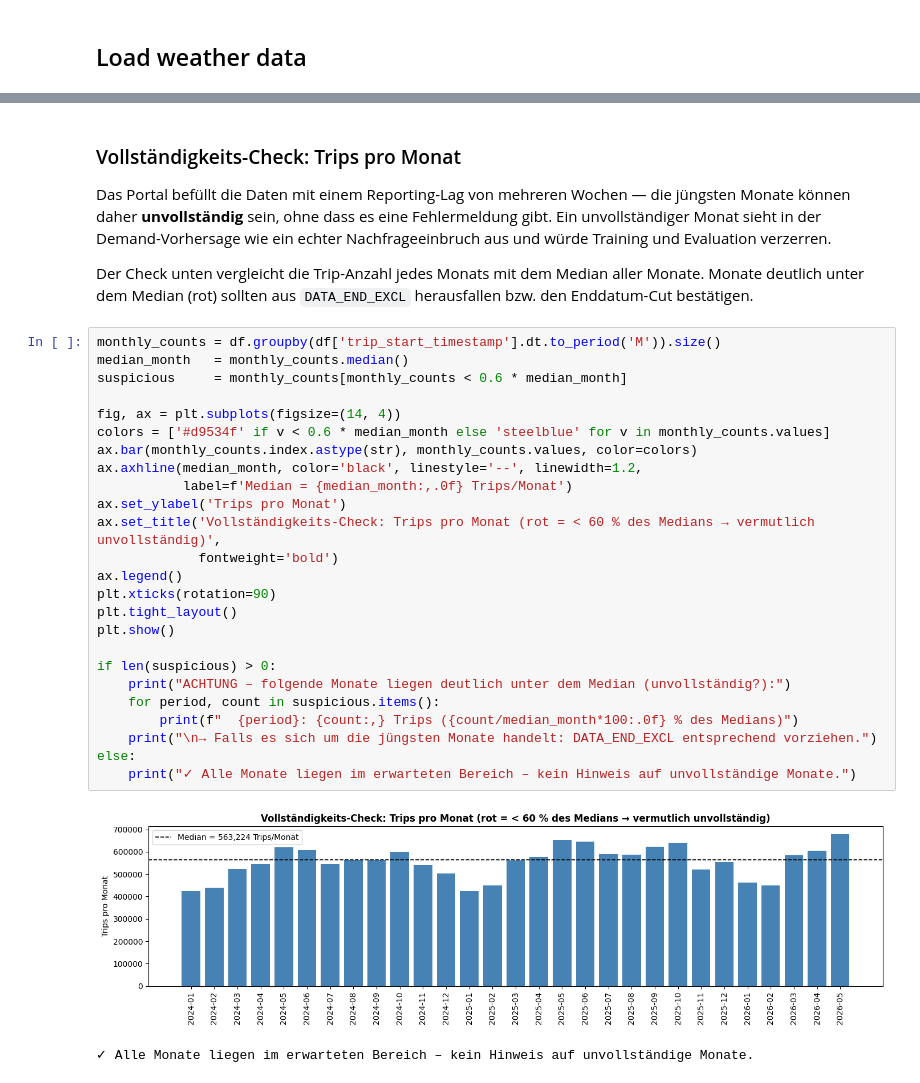
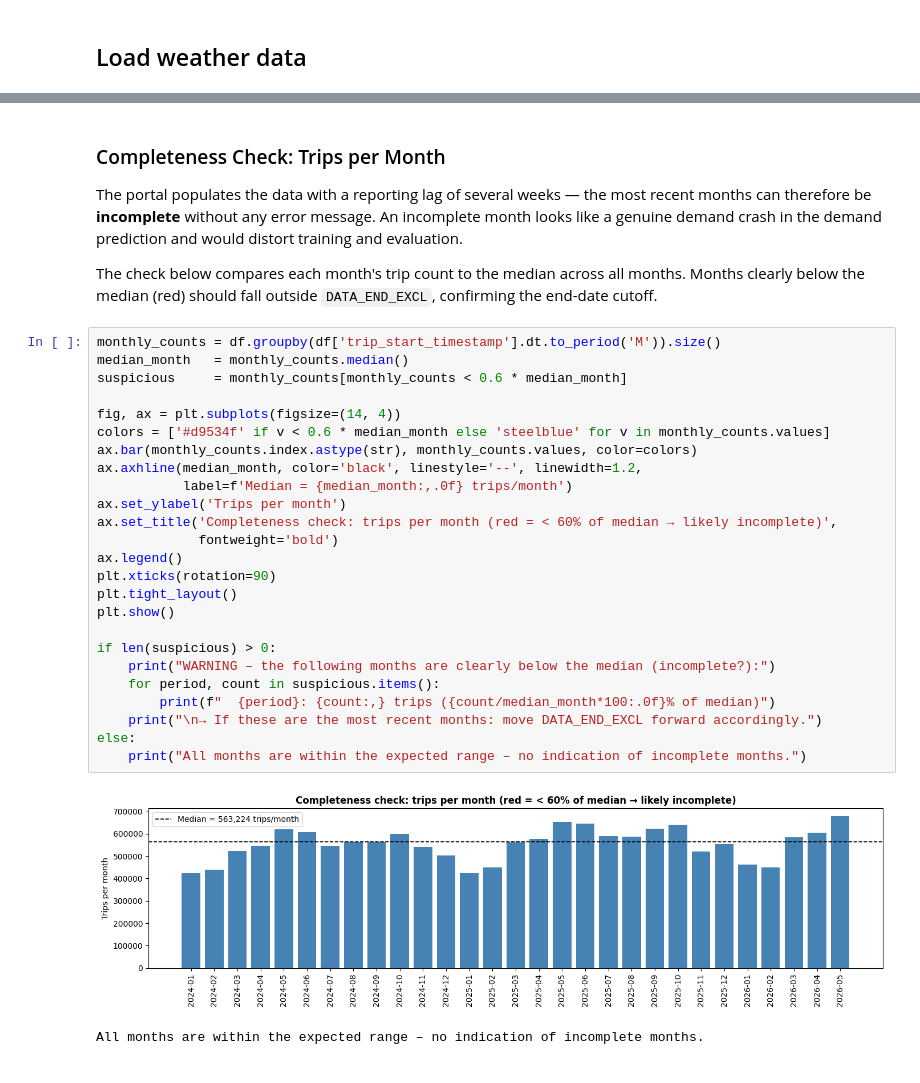
Before and after one commit to nbringew/AAA_Team_1, a Jupyter notebook: notebooks/00_data_loading.ipynb, the cells around one changed output, grey strips where cells are left out. Saved outputs shown, nothing was run; the diff lists cells and outputs as text.

Commit message:
Translated data loading to english

```diff
--- a/notebooks/00_data_loading.ipynb
+++ b/notebooks/00_data_loading.ipynb
@@ -408,35 +407,35 @@ payment_type                         0         0.0        100.0
 # %% [markdown]
-### Vollständigkeits-Check: Trips pro Monat
+### Completeness Check: Trips per Month
 
-Das Portal befüllt die Daten mit einem Reporting-Lag von mehreren Wochen — die jüngsten Monate können daher **unvollständig** sein, ohne dass es eine Fehlermeldung gibt. Ein unvollständiger Monat sieht in der Demand-Vorhersage wie ein echter Nachfrageeinbruch aus und würde Training und Evaluation verzerren.
+The portal populates the data with a reporting lag of several weeks — the most recent months can therefore be **incomplete** without any error message. An incomplete month looks like a genuine demand crash in the demand prediction and would distort training and evaluation.
 
-Der Check unten vergleicht die Trip-Anzahl jedes Monats mit dem Median aller Monate. Monate deutlich unter dem Median (rot) sollten aus `DATA_END_EXCL` herausfallen bzw. den Enddatum-Cut bestätigen.
+The check below compares each month's trip count to the median across all months. Months clearly below the median (red) should fall outside `DATA_END_EXCL`, confirming the end-date cutoff.
 # %%
 monthly_counts = df.groupby(df['trip_start_timestamp'].dt.to_period('M')).size()
 median_month   = monthly_counts.median()
 suspicious     = monthly_counts[monthly_counts < 0.6 * median_month]
 
 fig, ax = plt.subplots(figsize=(14, 4))
 colors = ['#d9534f' if v < 0.6 * median_month else 'steelblue' for v in monthly_counts.values]
 ax.bar(monthly_counts.index.astype(str), monthly_counts.values, color=colors)
 ax.axhline(median_month, color='black', linestyle='--', linewidth=1.2,
-           label=f'Median = {median_month:,.0f} Trips/Monat')
-ax.set_ylabel('Trips pro Monat')
-ax.set_title('Vollständigkeits-Check: Trips pro Monat (rot = < 60 % des Medians → vermutlich unvollständig)',
+           label=f'Median = {median_month:,.0f} trips/month')
+ax.set_ylabel('Trips per month')
+ax.set_title('Completeness check: trips per month (red = < 60% of median → likely incomplete)',
              fontweight='bold')
 ax.legend()
 plt.xticks(rotation=90)
 plt.tight_layout()
 plt.show()
 
 if len(suspicious) > 0:
-    print("ACHTUNG – folgende Monate liegen deutlich unter dem Median (unvollständig?):")
+    print("WARNING – the following months are clearly below the median (incomplete?):")
     for period, count in suspicious.items():
-        print(f"  {period}: {count:,} Trips ({count/median_month*100:.0f} % des Medians)")
-    print("\n→ Falls es sich um die jüngsten Monate handelt: DATA_END_EXCL entsprechend vorziehen.")
+        print(f"  {period}: {count:,} trips ({count/median_month*100:.0f}% of median)")
+    print("\n→ If these are the most recent months: move DATA_END_EXCL forward accordingly.")
 else:
-    print("✓ Alle Monate liegen im erwarteten Bereich – kein Hinweis auf unvollständige Monate.")
+    print("All months are within the expected range – no indication of incomplete months.")
 # %% [output]
-[figure, old version]
+[figure, new version]
-✓ Alle Monate liegen im erwarteten Bereich – kein Hinweis auf unvollständige Monate.
+All months are within the expected range – no indication of incomplete months.
 # %% [markdown]
```
Also changed, not shown: parts of 30 cells of this notebook.
